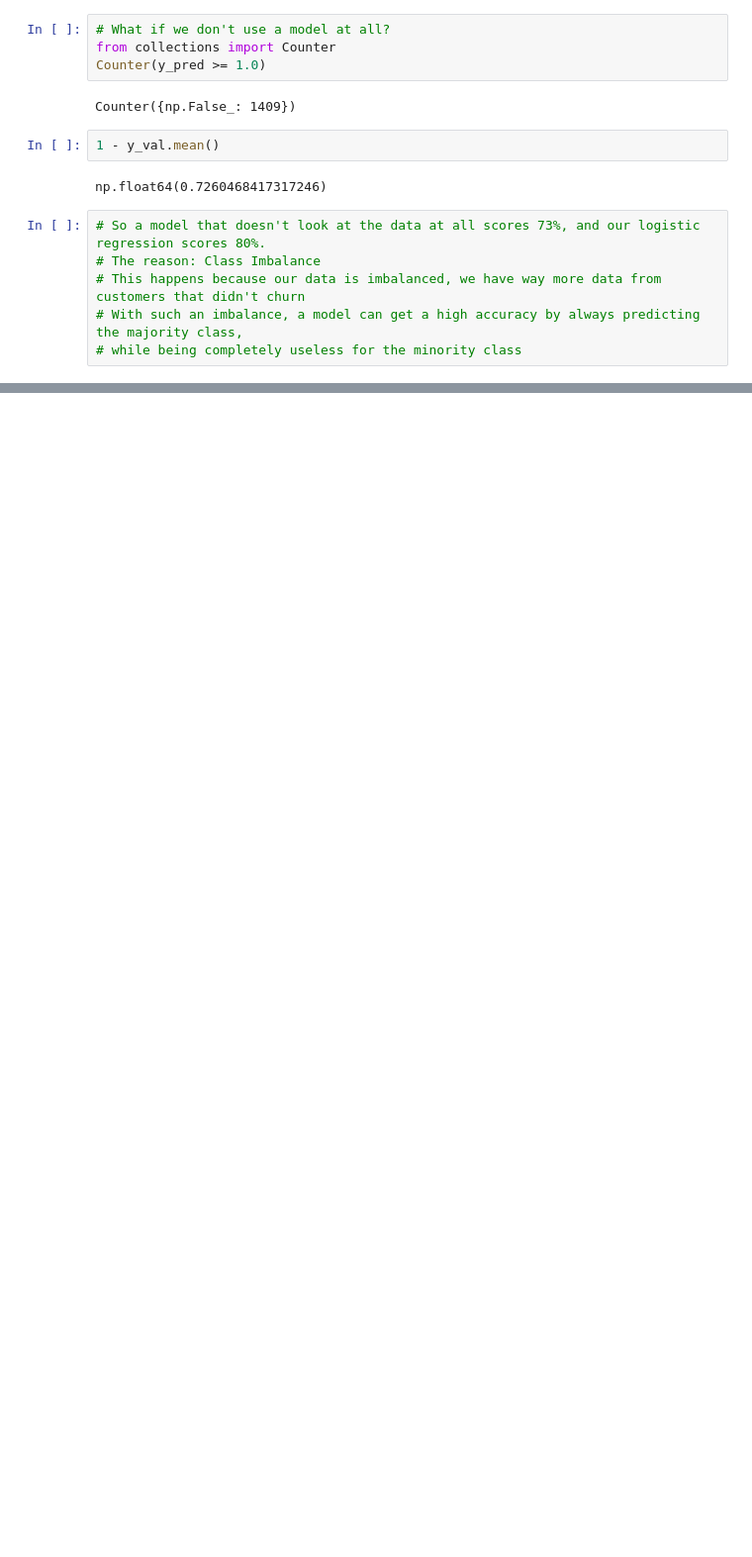
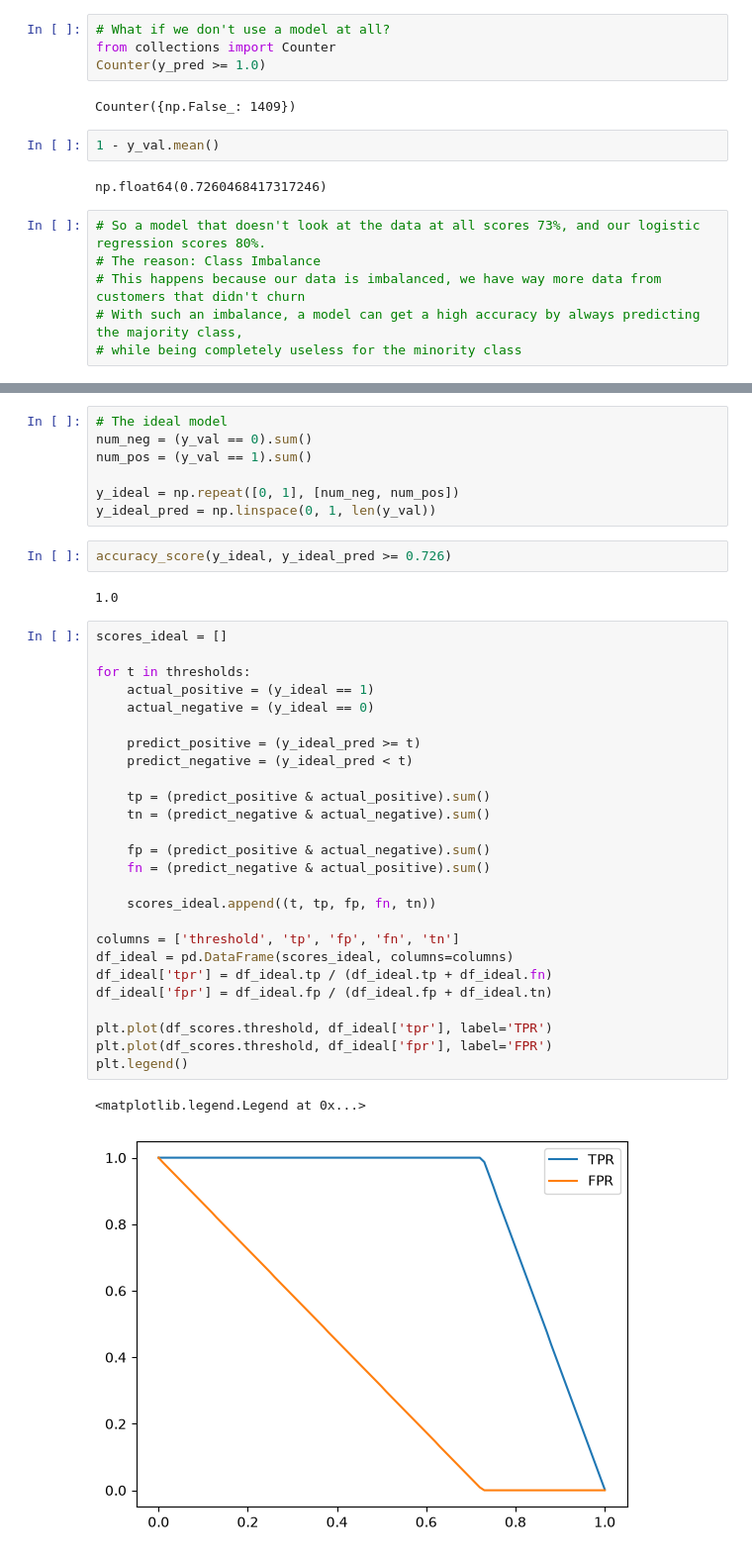
Before and after one commit to lizanette/machine-learning-zoomcamp, a Jupyter notebook: 04-evaluation/04-evaluation.ipynb, the cells around one changed output, grey strips where cells are left out. Shown at 99% size. Saved outputs shown, nothing was run; the diff lists cells and outputs as text; blank space fills up the shorter version.

```diff
--- a/04-evaluation/04-evaluation.ipynb
+++ b/04-evaluation/04-evaluation.ipynb
@@ -142,0 +289,40 @@ np.float64(0.7260468417317246)
+# %%
+# The ideal model
+num_neg = (y_val == 0).sum()
+num_pos = (y_val == 1).sum()
+
+y_ideal = np.repeat([0, 1], [num_neg, num_pos])
+y_ideal_pred = np.linspace(0, 1, len(y_val))
+# %%
+accuracy_score(y_ideal, y_ideal_pred >= 0.726)
+# %% [output]
+1.0
+# %%
+scores_ideal = []
+
+for t in thresholds:
+    actual_positive = (y_ideal == 1)
+    actual_negative = (y_ideal == 0)
+
+    predict_positive = (y_ideal_pred >= t)
+    predict_negative = (y_ideal_pred < t)
+
+    tp = (predict_positive & actual_positive).sum()
+    tn = (predict_negative & actual_negative).sum()
+
+    fp = (predict_positive & actual_negative).sum()
+    fn = (predict_negative & actual_positive).sum()
+
+    scores_ideal.append((t, tp, fp, fn, tn))
+
+columns = ['threshold', 'tp', 'fp', 'fn', 'tn']
+df_ideal = pd.DataFrame(scores_ideal, columns=columns)
+df_ideal['tpr'] = df_ideal.tp / (df_ideal.tp + df_ideal.fn)
+df_ideal['fpr'] = df_ideal.fp / (df_ideal.fp + df_ideal.tn)
+
+plt.plot(df_scores.threshold, df_ideal['tpr'], label='TPR')
+plt.plot(df_scores.threshold, df_ideal['fpr'], label='FPR')
+plt.legend()
+# %% [output]
+<matplotlib.legend.Legend at 0x...>
+[figure, added]
```
Also changed, not shown: parts of 36 cells of this notebook, 1 other file.
